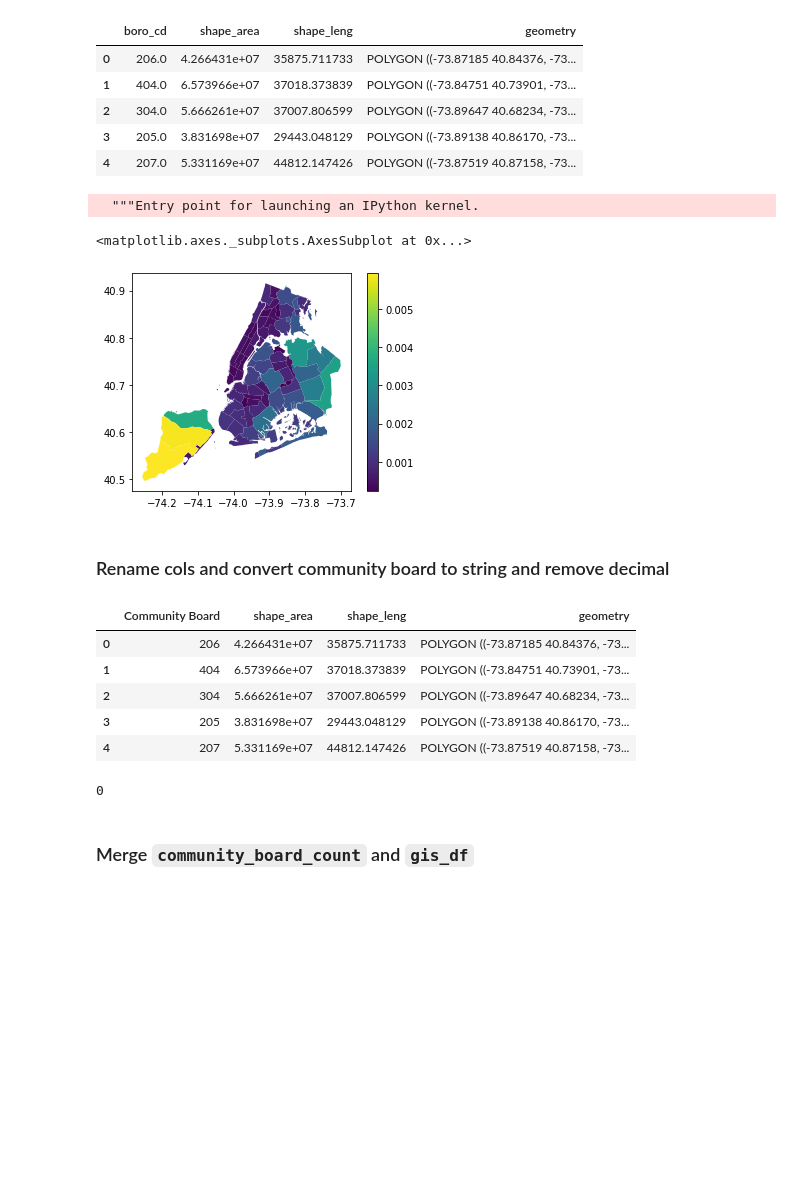
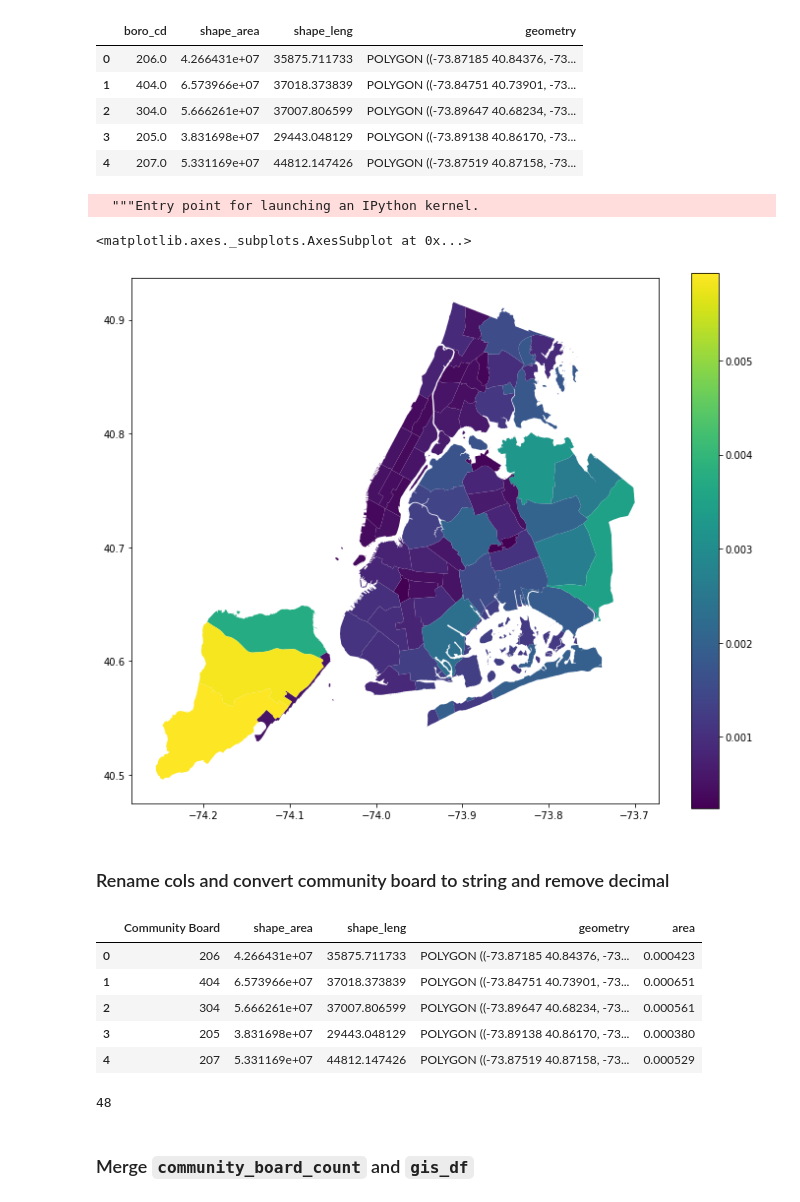
Before and after one commit to ahsan-fayyaz/DOB-Construction-Injury-Predictions, a Jupyter notebook: Maps.ipynb, the cells around one changed output. Drawn from its saved outputs; the diff is of its cells as text; code cells hidden in the pictures; blank space fills up the shorter version.

```diff
--- a/Maps.ipynb
+++ b/Maps.ipynb
@@ -80,7 +67,7 @@ map.plot("area", legend=True)
 # %%
 # map.explore("area", legend=False)
 # %%
-gis_df = gpd.read_file('/content/sample_data/geo_export_64139790-49a8-4b6d-a3b4-431ff86cccdc.shp')
+gis_df = gpd.read_file('/content/Collab_Files/geo_export_64139790-49a8-4b6d-a3b4-431ff86cccdc.shp')
 gis_df.head()
 # %% [output]
 |  | boro_cd | shape_area | shape_leng | geometry |
@@ -91,9 +78,9 @@ gis_df.head()
 | 4 | 207.0 | 5.331169e+07 | 44812.147426 | POLYGON ((-73.87519 40.87158, -73... |
 # %%
 gis_df["area"] = gis_df.area
-gis_df.plot("area", legend=True)
+gis_df.plot("area", legend=True,figsize=(12, 10))
 # %% [output]
   """Entry point for launching an IPython kernel.
 <matplotlib.axes._subplots.AxesSubplot at 0x...>
-[figure, old version]
+[figure, new version]
 # %%
@@ -105,16 +92,16 @@ gis_df = gis_df.rename(columns={"boro_cd":"Community Board"})
 gis_df["Community Board"] = gis_df["Community Board"].astype(str).replace('\.0', '', regex=True)
 gis_df.head()
 # %% [output]
-|  | Community Board | shape_area | shape_leng | geometry |
-| 0 | 206 | 4.266431e+07 | 35875.711733 | POLYGON ((-73.87185 40.84376, -73... |
-| 1 | 404 | 6.573966e+07 | 37018.373839 | POLYGON ((-73.84751 40.73901, -73... |
-| 2 | 304 | 5.666261e+07 | 37007.806599 | POLYGON ((-73.89647 40.68234, -73... |
-| 3 | 205 | 3.831698e+07 | 29443.048129 | POLYGON ((-73.89138 40.86170, -73... |
-| 4 | 207 | 5.331169e+07 | 44812.147426 | POLYGON ((-73.87519 40.87158, -73... |
+|  | Community Board | shape_area | shape_leng | geometry | area |
+| 0 | 206 | 4.266431e+07 | 35875.711733 | POLYGON ((-73.87185 40.84376, -73... | 0.000423 |
+| 1 | 404 | 6.573966e+07 | 37018.373839 | POLYGON ((-73.84751 40.73901, -73... | 0.000651 |
+| 2 | 304 | 5.666261e+07 | 37007.806599 | POLYGON ((-73.89647 40.68234, -73... | 0.000561 |
+| 3 | 205 | 3.831698e+07 | 29443.048129 | POLYGON ((-73.89138 40.86170, -73... | 0.000380 |
+| 4 | 207 | 5.331169e+07 | 44812.147426 | POLYGON ((-73.87519 40.87158, -73... | 0.000529 |
-# %%
-community_board_count["High Risk Building Count"].isna().sum()
-# %% [output]
-0
+# %%
+len(community_board_count)
+# %% [output]
+48
 # %% [markdown]
 ### Merge `community_board_count` and `gis_df`
 # %%
```
Also changed, not shown: parts of 13 cells of this notebook.
